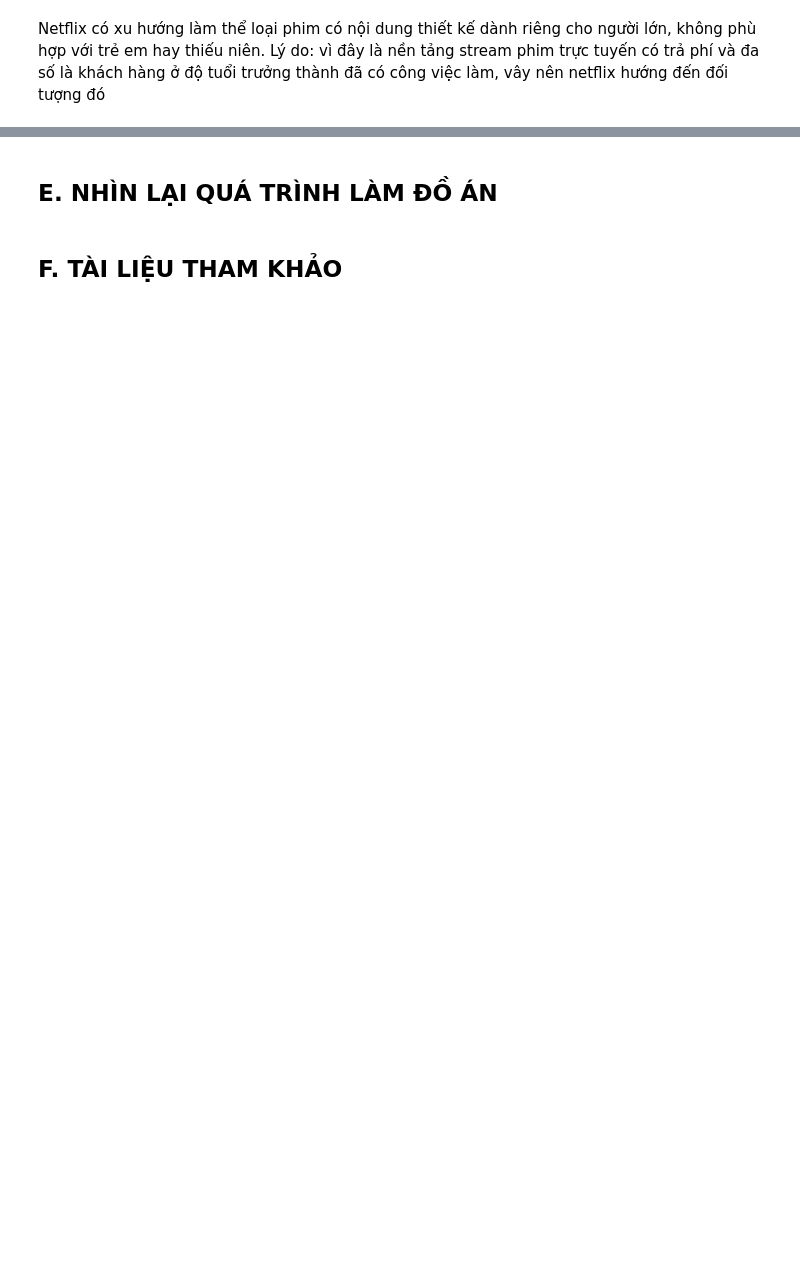
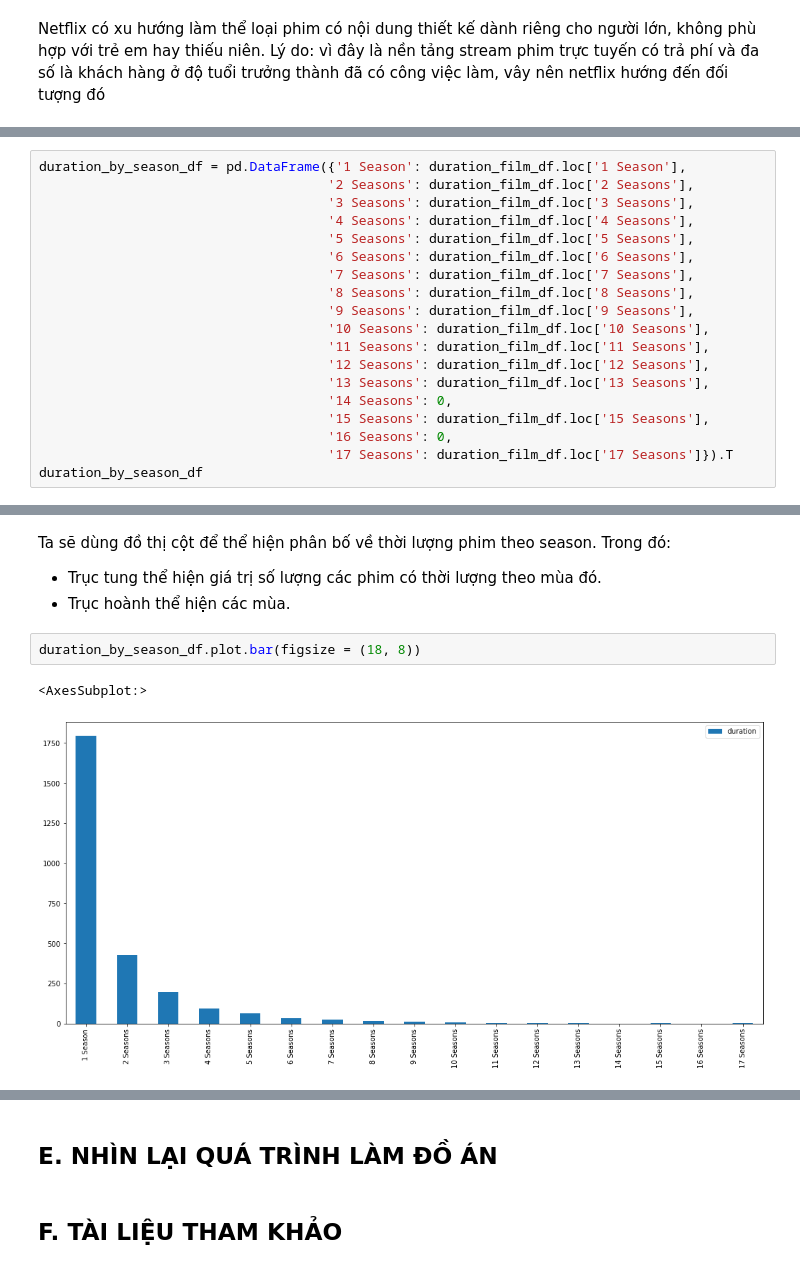
Before and after one commit to vt-khang/LTCKHDL-FinalProject, a Jupyter notebook: DNCK.ipynb, the cells around one changed output, grey strips where cells are left out. Cells and saved outputs as stored; diff of their text form; blank space fills up the shorter version.

```diff
--- a/DNCK.ipynb
+++ b/DNCK.ipynb
@@ -315,0 +441,19 @@ df_duration
+# %%
+duration_by_season_df = pd.DataFrame({'1 Season': duration_film_df.loc['1 Season'],
+                                     '2 Seasons': duration_film_df.loc['2 Seasons'],
+                                     '3 Seasons': duration_film_df.loc['3 Seasons'],
+                                     '4 Seasons': duration_film_df.loc['4 Seasons'],
+                                     '5 Seasons': duration_film_df.loc['5 Seasons'],
+                                     '6 Seasons': duration_film_df.loc['6 Seasons'],
+                                     '7 Seasons': duration_film_df.loc['7 Seasons'],
+                                     '8 Seasons': duration_film_df.loc['8 Seasons'],
+                                     '9 Seasons': duration_film_df.loc['9 Seasons'],
+                                     '10 Seasons': duration_film_df.loc['10 Seasons'],
+                                     '11 Seasons': duration_film_df.loc['11 Seasons'],
+                                     '12 Seasons': duration_film_df.loc['12 Seasons'],
+                                     '13 Seasons': duration_film_df.loc['13 Seasons'],
+                                     '14 Seasons': 0,
+                                     '15 Seasons': duration_film_df.loc['15 Seasons'],
+                                     '16 Seasons': 0,
+                                     '17 Seasons': duration_film_df.loc['17 Seasons']}).T
+duration_by_season_df
@@ -315,0 +490,9 @@ df_duration
+# %% [markdown]
+Ta sẽ dùng đồ thị cột để thể hiện phân bố về thời lượng phim theo season. Trong đó:
+- Trục tung thể hiện giá trị số lượng các phim có thời lượng theo mùa đó.
+- Trục hoành thể hiện các mùa.
+# %%
+duration_by_season_df.plot.bar(figsize = (18, 8))
+# %% [output]
+<AxesSubplot:>
+[figure, added]
```
Also changed, not shown: parts of 30 cells of this notebook.
